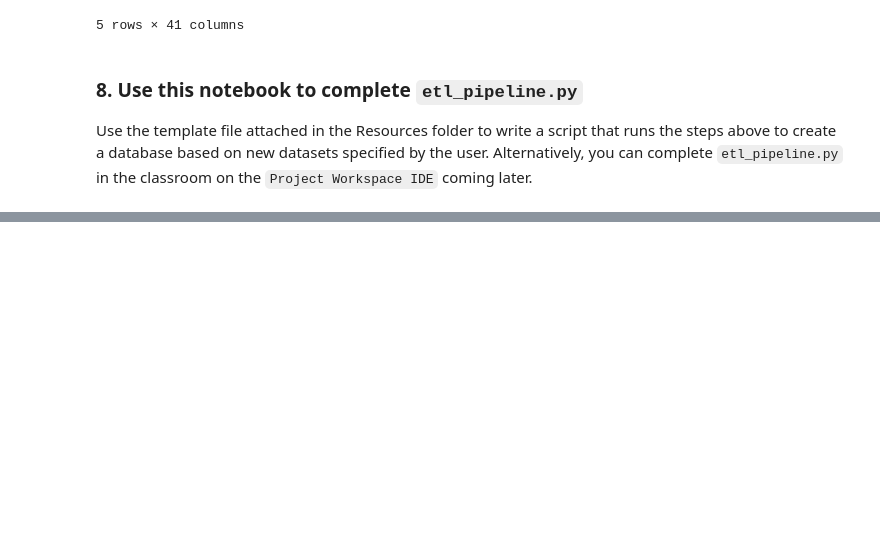
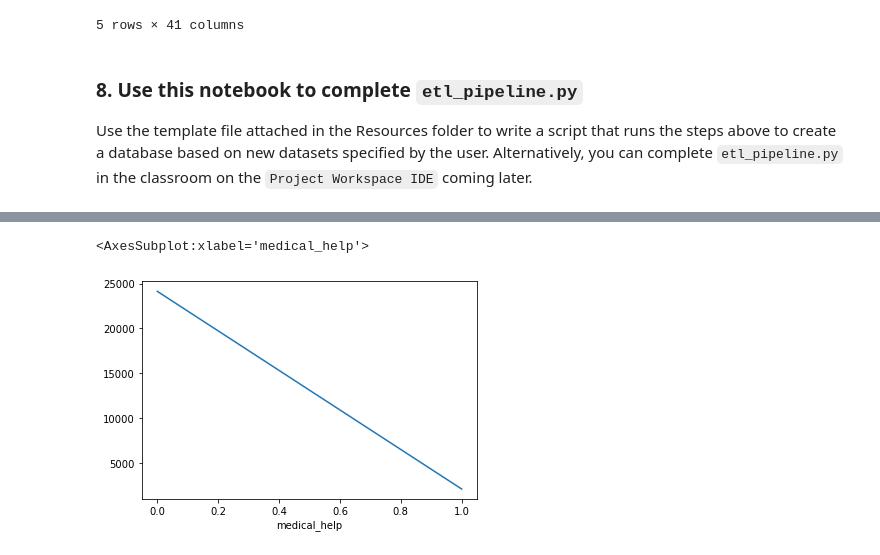
Before and after one commit to user235p/DisasterResponse, a Jupyter notebook: notebooks/ETL Pipeline Preparation.ipynb, the cells around one changed output, grey strips where cells are left out. Drawn from its saved outputs; the diff is of its cells as text; code cells hidden in the pictures; blank space fills up the shorter version.

```diff
--- a/notebooks/ETL Pipeline Preparation.ipynb
+++ b/notebooks/ETL Pipeline Preparation.ipynb
@@ -233,0 +269,7 @@ Use the template file attached in the Resources folder to write a script that ru
+# %%
+genre_counts = df.groupby('medical_help').count()['message']
+genre_names = list(genre_counts.index)
+genre_counts.plot()
+# %% [output]
+<AxesSubplot:xlabel='medical_help'>
+[figure, added]
```
Also changed, not shown: parts of 20 cells of this notebook, 1 other file.
